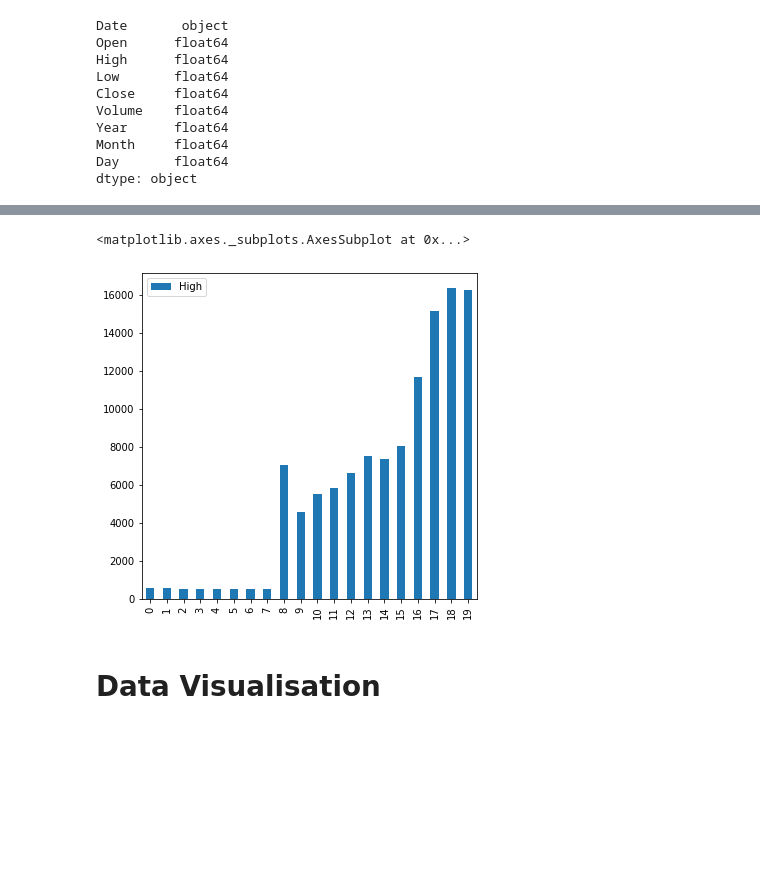
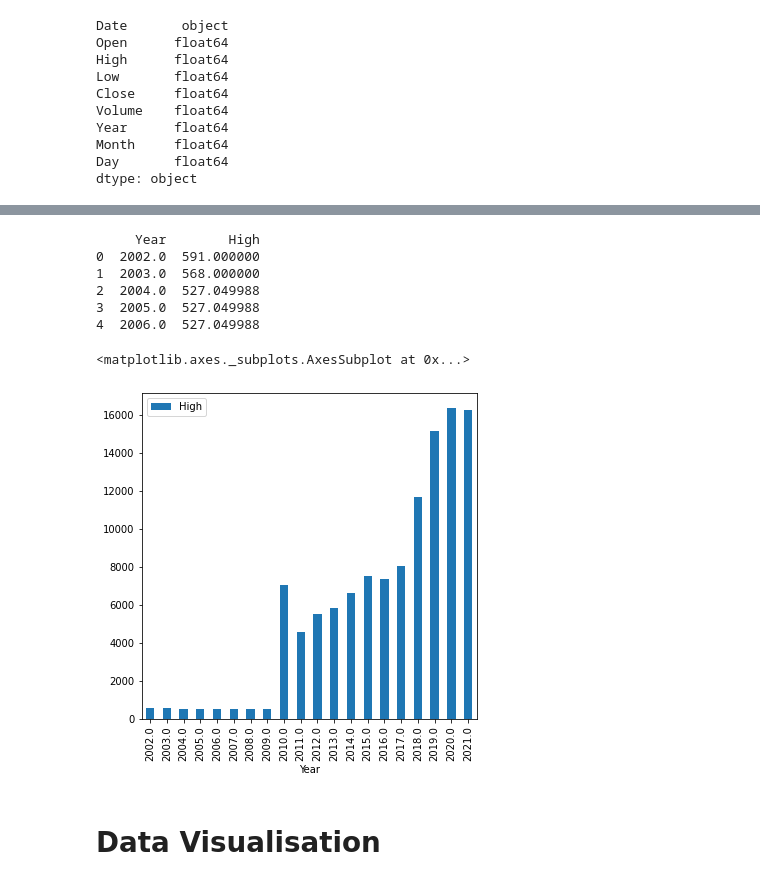
Before and after one commit to Preeti27092000/nestle_linear_reg_capstone, a Jupyter notebook: nestle_inear_reg_capstone.ipynb, the cells around one changed output, grey strips where cells are left out. Cells and saved outputs as stored; diff of their text form; code cells hidden in the pictures; blank space fills up the shorter version.

```diff
--- a/nestle_inear_reg_capstone.ipynb
+++ b/nestle_inear_reg_capstone.ipynb
@@ -661,8 +494,19 @@ df_nestle_max_high
-# %%
-df_nestle_max_high.plot.bar()
-# %% [output]
-<matplotlib.axes._subplots.AxesSubplot at 0x...>
-[figure, removed]
+# %%
+a = df_nestle_copy.groupby(['Year'])['High'].max()
+a1 = pd.DataFrame(a.reset_index())
+print(a1.head())
+# %% [output]
+     Year        High
+0  2002.0  591.000000
+1  2003.0  568.000000
+2  2004.0  527.049988
+3  2005.0  527.049988
+4  2006.0  527.049988
+# %%
+a1.plot.bar(x = 'Year',y = 'High')
+# %% [output]
+<matplotlib.axes._subplots.AxesSubplot at 0x...>
+[figure, added]
 # %%
 # to make line graphs ,'Date' column is needed to be at index so we use set_index method to change index to 'Date'
 df_nestle = df_nestle.set_index('Date')
```
Also changed, not shown: parts of 5 cells of this notebook.
